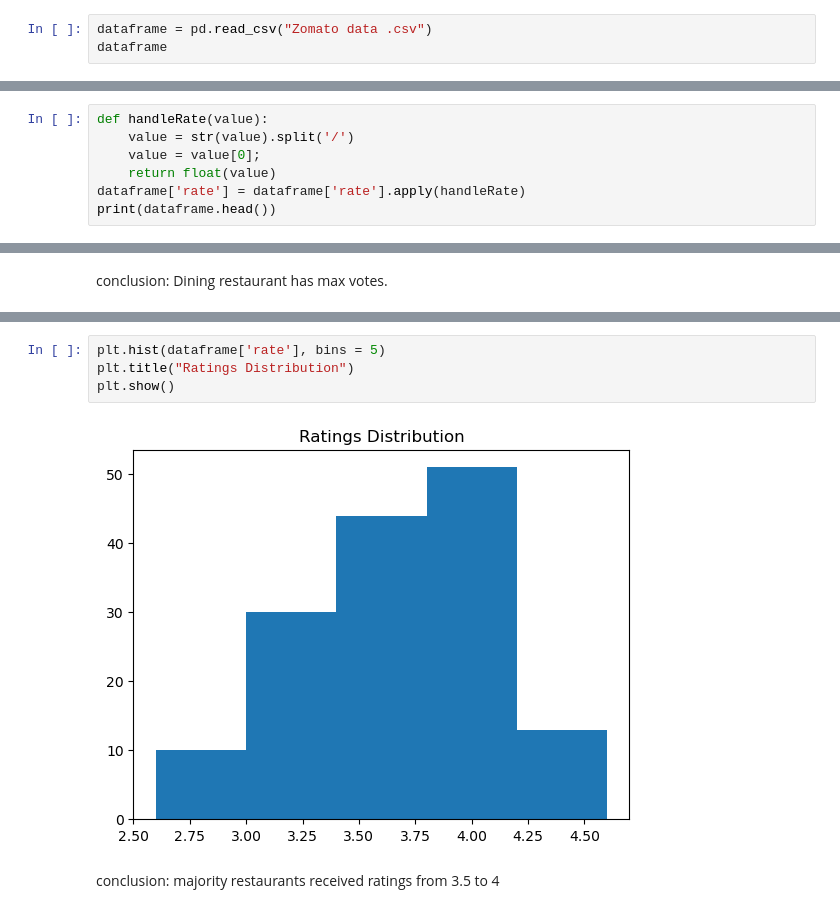
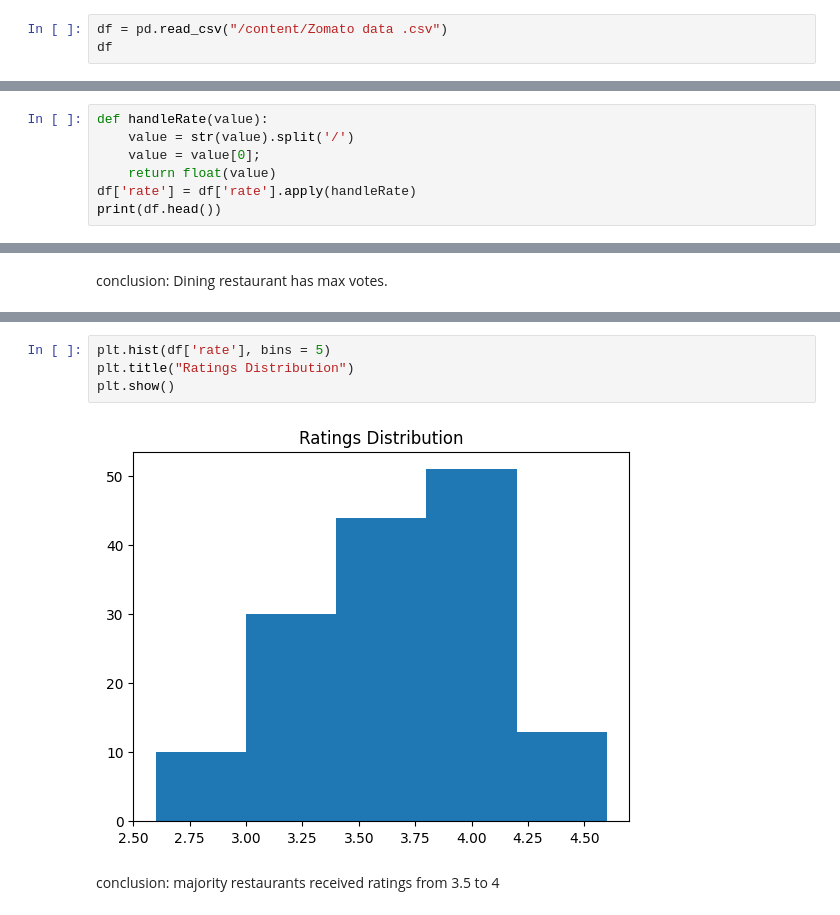
Before and after one commit to utkarsh2387/Zomato-Data-Analysis-project, a Jupyter notebook: zomato project.ipynb, the cells around one changed output, grey strips where cells are left out. Saved outputs shown, nothing was run; the diff lists cells and outputs as text.

```diff
--- a/zomato project.ipynb
+++ b/zomato project.ipynb
@@ -8,8 +8,8 @@ import numpy as np
 import matplotlib.pyplot as plt
 import seaborn as sns
 # %%
-dataframe = pd.read_csv("Zomato data .csv")
-dataframe
+df = pd.read_csv("/content/Zomato data .csv")
+df
 # %% [output]
 |  | name | online_order | book_table | rate | votes | approx_cost(for two people) | listed_in(type) |
 | 0 | Jalsa | Yes | Yes | 4.1/5 | 775 | 800 | Buffet |
@@ -38,8 +38,8 @@ def handleRate(value):
     value = str(value).split('/')
     value = value[0];
     return float(value)
-dataframe['rate'] = dataframe['rate'].apply(handleRate)
-print(dataframe.head())
+df['rate'] = df['rate'].apply(handleRate)
+print(df.head())
 # %% [output]
                     name online_order book_table  rate  votes  \
 0                  Jalsa          Yes        Yes   4.1    775
@@ -120,11 +120,11 @@ dataframe.head()
 | 3 | Addhuri Udupi Bhojana | No | No | 3.7 | 88 | 300 | Buffet |
 | 4 | Grand Village | No | No | 3.8 | 166 | 600 | Buffet |
 # %%
-plt.hist(dataframe['rate'], bins = 5)
+plt.hist(df['rate'], bins = 5)
 plt.title("Ratings Distribution")
 plt.show()
 # %% [output]
-[figure, old version]
+[figure, new version]
 # %% [markdown]
 conclusion: majority restaurants received ratings from 3.5 to 4
 # %%
```
Also changed, not shown: parts of 18 cells of this notebook.
